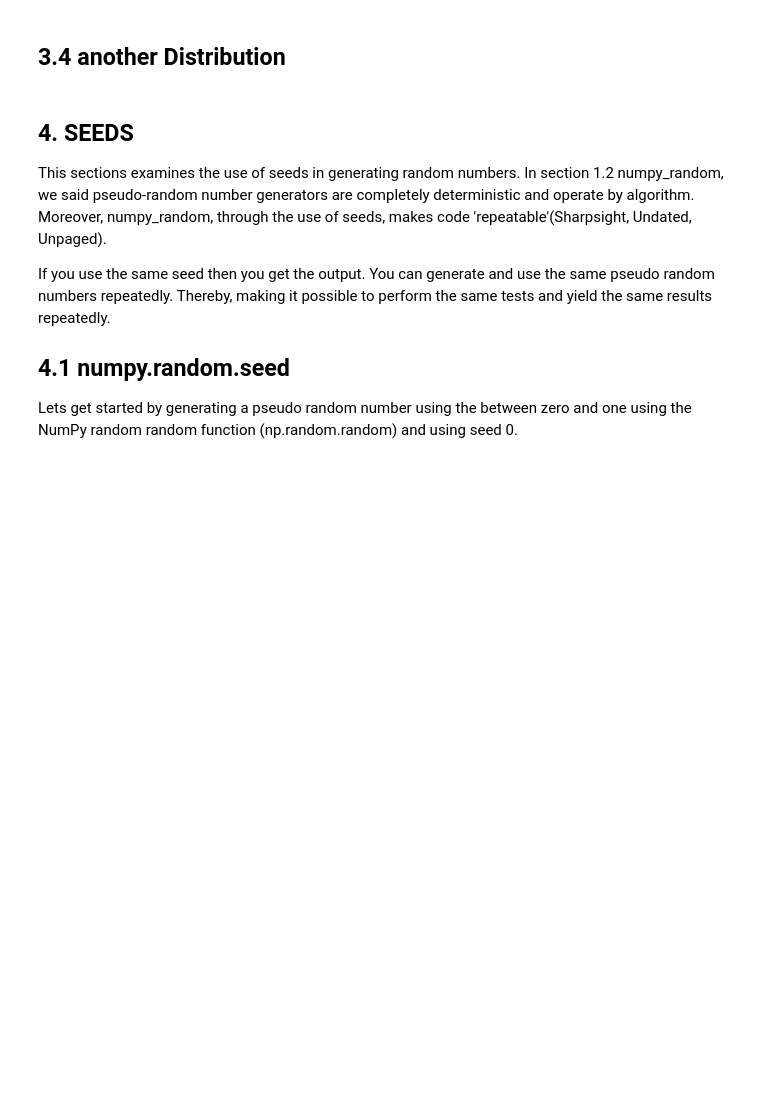
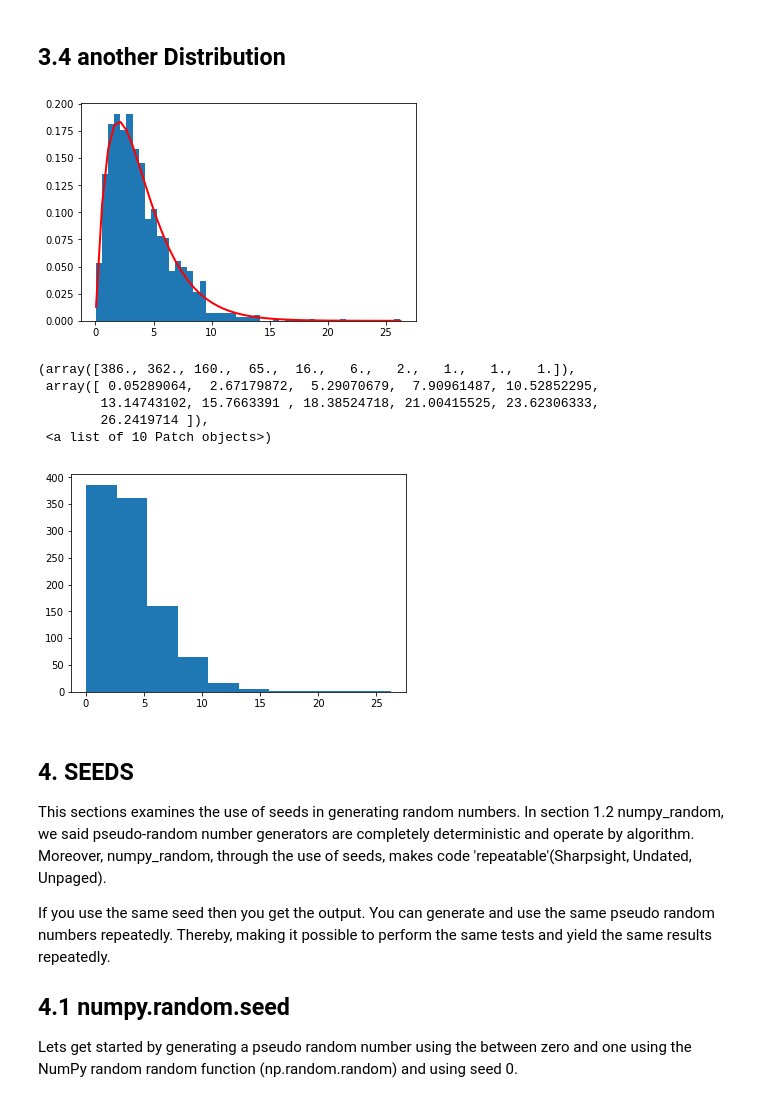
Before and after one commit to fionaoriordan/52465_19_np, a Jupyter notebook: numpy_random.ipynb, the cells around one changed output. Saved outputs shown, nothing was run; the diff lists cells and outputs as text; code cells hidden in the pictures; blank space fills up the shorter version.

```diff
--- a/numpy_random.ipynb
+++ b/numpy_random.ipynb
@@ -579,5 +567,28 @@ plt.show()
 # %% [markdown]
  ## **3.4 another Distribution**
+# %%
+shape, scale = 2., 2.  # mean=4, std=2*sqrt(2)
+s = np.random.gamma(shape, scale, 1000)
+#Display the histogram of the samples, along with the probability density function:
+
+
+import matplotlib.pyplot as plt
+import scipy.special as sps
+count, bins, ignored = plt.hist(s, 50, density=True)
+y = bins**(shape-1)*(np.exp(-bins/scale) / (sps.gamma(shape)*scale**shape))
+
+plt.plot(bins, y, linewidth=2, color='r')
+plt.show()
+
+plt.hist(s)
+# %% [output]
+[figure, added]
+(array([386., 362., 160.,  65.,  16.,   6.,   2.,   1.,   1.,   1.]),
+ array([ 0.05289064,  2.67179872,  5.29070679,  7.90961487, 10.52852295,
+        13.14743102, 15.7663391 , 18.38524718, 21.00415525, 23.62306333,
+        26.2419714 ]),
+ <a list of 10 Patch objects>)
+[figure, added]
 # %% [markdown]
 ## 4. SEEDS
 This sections examines the use of seeds in generating random numbers. In section 1.2 numpy_random, we said pseudo-random number generators are completely deterministic and operate by algorithm. Moreover, numpy_random, through the use of seeds, makes code 'repeatable'(Sharpsight, Undated, Unpaged).
```
Also changed, not shown: parts of 8 cells of this notebook.
